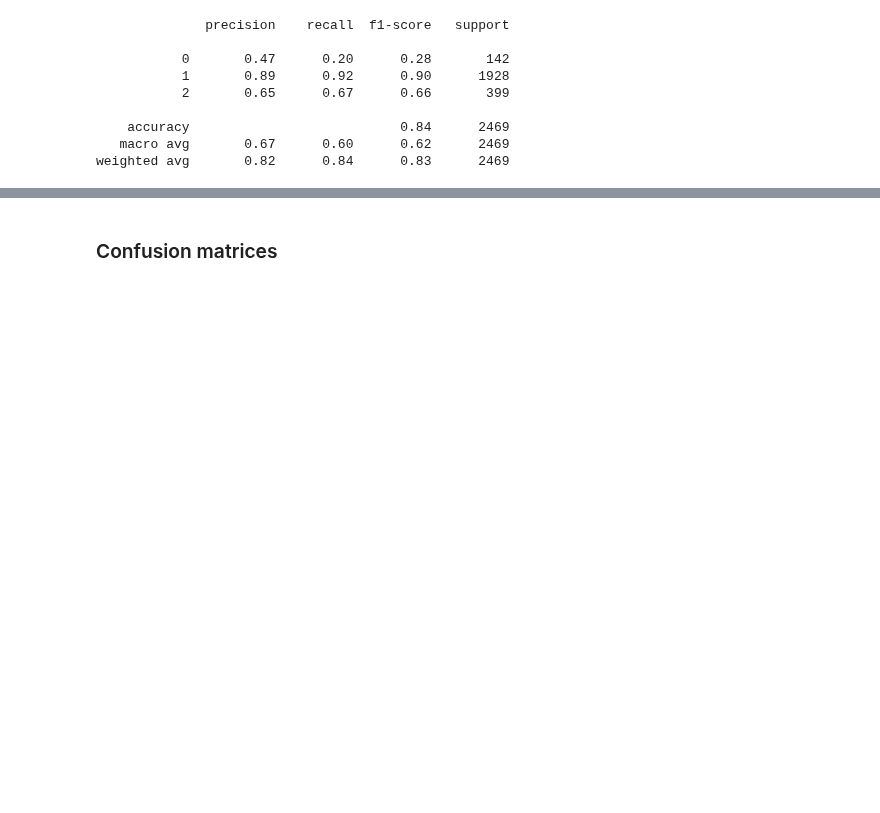
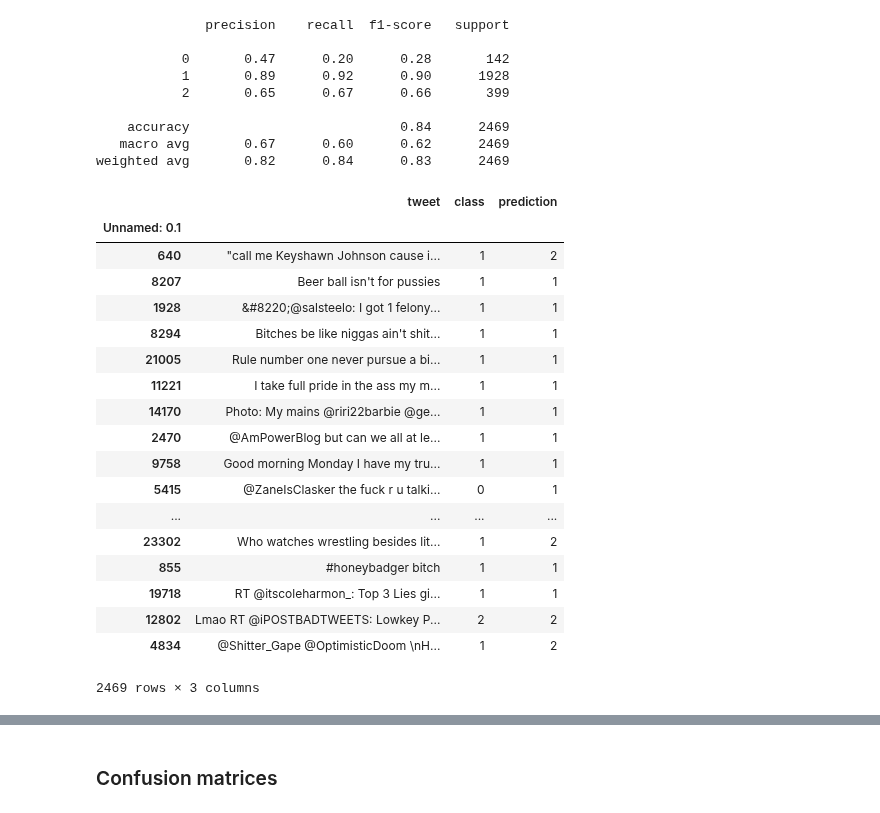
Before and after one commit to pratyushaj/abusive-language-online, a Jupyter notebook: utility/feature_extractor_with_baseline_models.ipynb, the cells around one changed output, grey strips where cells are left out. Cells and saved outputs as stored; diff of their text form; code cells hidden in the pictures; blank space fills up the shorter version.

```diff
--- a/utility/feature_extractor_with_baseline_models.ipynb
+++ b/utility/feature_extractor_with_baseline_models.ipynb
@@ -1012,6 +1030,30 @@ print(classification_report(y_true, y_pred))
     accuracy                           0.84      2469
    macro avg       0.67      0.60      0.62      2469
 weighted avg       0.82      0.84      0.83      2469
+# %%
+BN_results = all_test
+BN_results.loc[:,'prediction'] = y_pred
+BN_results
+# %% [output]
+|  | tweet | class | prediction |
+| Unnamed: 0.1 |  |  |  |
+| 640 | "call me Keyshawn Johnson cause i... | 1 | 2 |
+| 8207 | Beer ball isn't for pussies | 1 | 1 |
+| 1928 | &#8220;@salsteelo: I got 1 felony... | 1 | 1 |
+| 8294 | Bitches be like niggas ain't shit... | 1 | 1 |
+| 21005 | Rule number one never pursue a bi... | 1 | 1 |
+| 11221 | I take full pride in the ass my m... | 1 | 1 |
+| 14170 | Photo: My mains @riri22barbie @ge... | 1 | 1 |
+| 2470 | @AmPowerBlog but can we all at le... | 1 | 1 |
+| 9758 | Good morning Monday I have my tru... | 1 | 1 |
+| 5415 | @ZaneIsClasker the fuck r u talki... | 0 | 1 |
+| ... | ... | ... | ... |
+| 23302 | Who watches wrestling besides lit... | 1 | 2 |
+| 855 | #honeybadger bitch | 1 | 1 |
+| 19718 | RT @itscoleharmon_: Top 3 Lies gi... | 1 | 1 |
+| 12802 | Lmao RT @iPOSTBADTWEETS: Lowkey P... | 2 | 2 |
+| 4834 | @Shitter_Gape @OptimisticDoom \nH... | 1 | 2 |
+2469 rows × 3 columns
 # %%
 #y_pred = np.loadtxt("CL_pred_values.txt")
 
```
Also changed, not shown: parts of 4 cells of this notebook, 1 other file.
